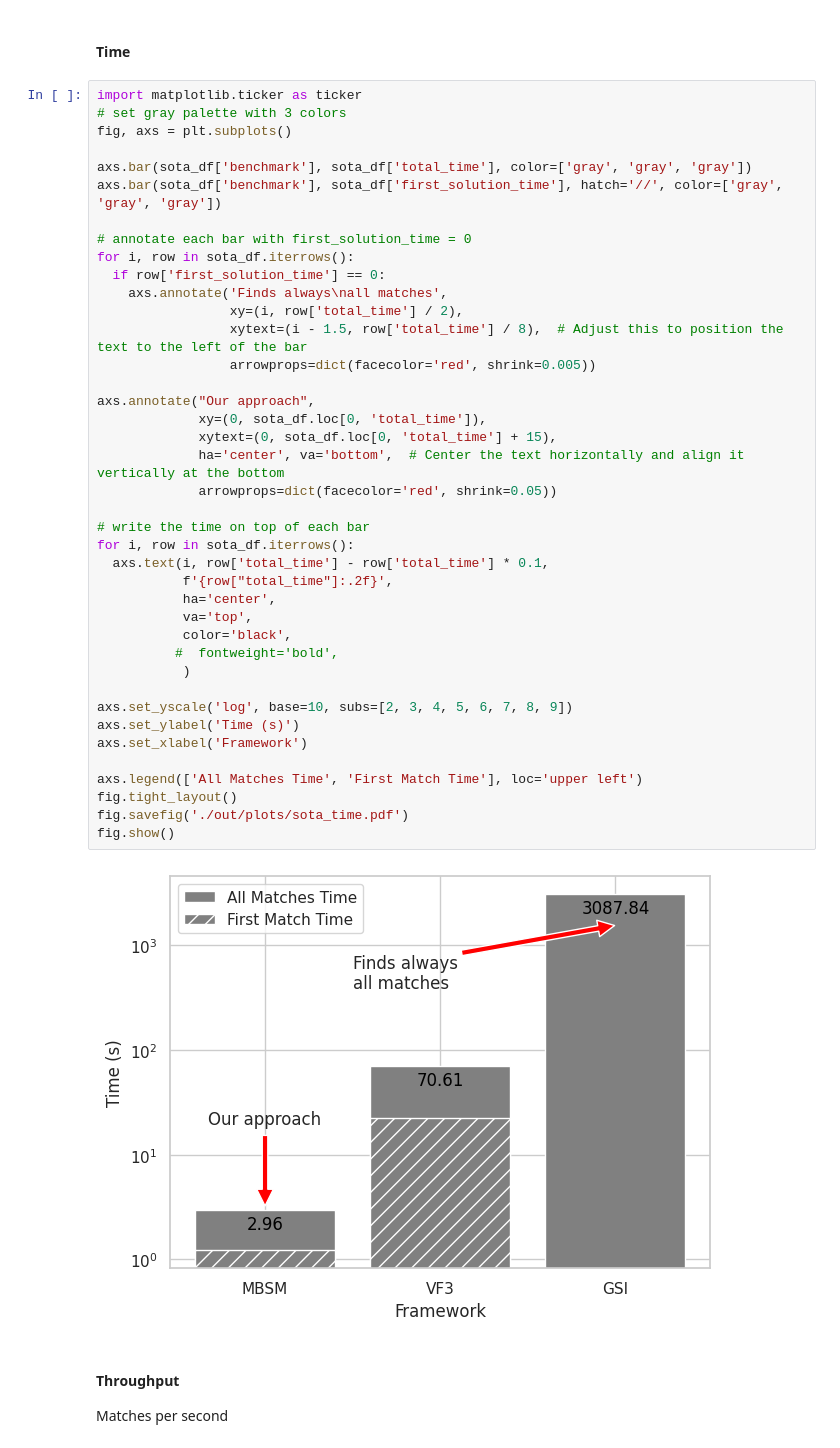
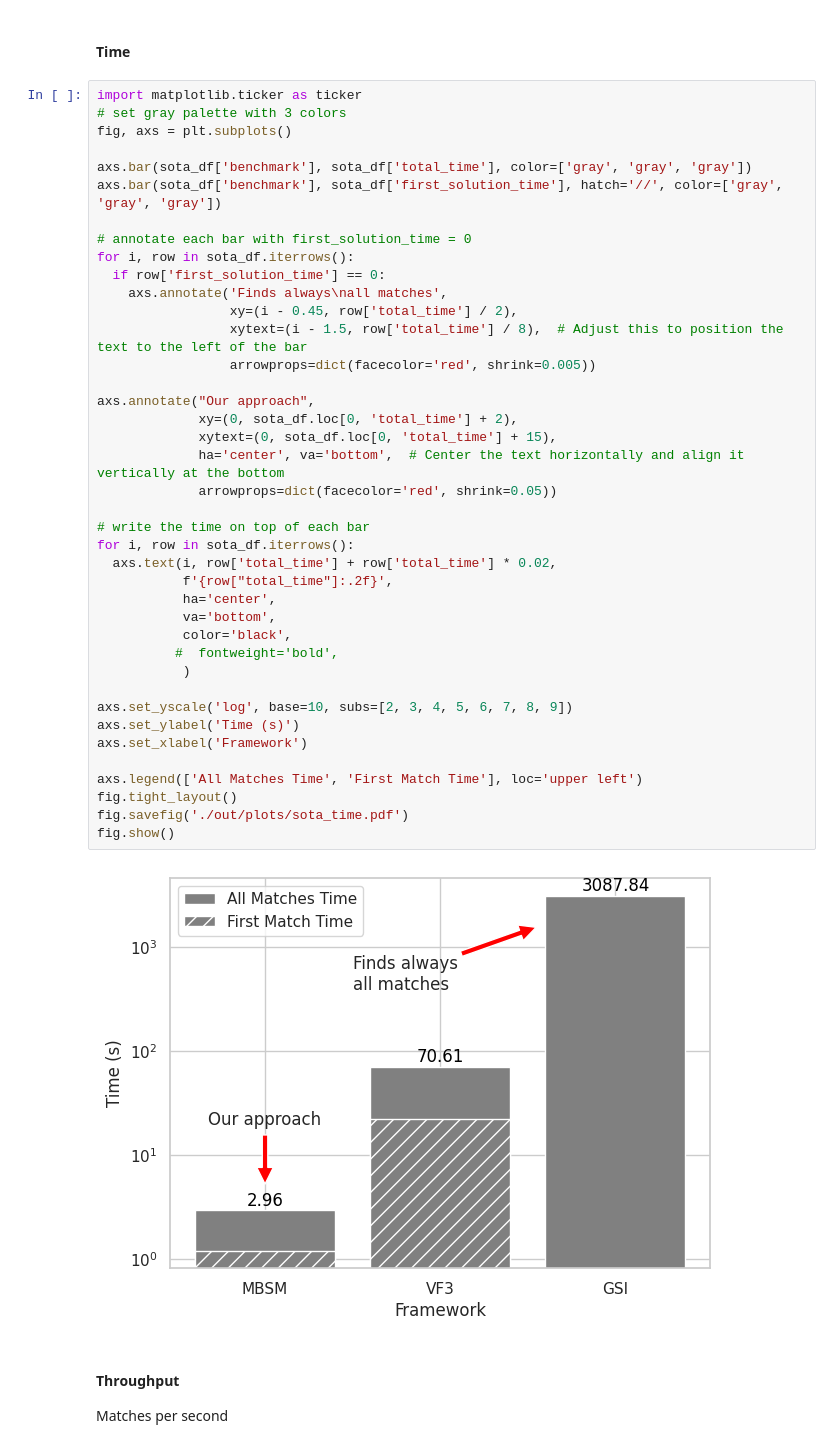
Before and after one commit to antonio-decaro/SIGMo, a Jupyter notebook: 4_produce_plot.ipynb, the cells around one changed output. Cells and saved outputs as stored; diff of their text form.

```diff
--- a/4_produce_plot.ipynb
+++ b/4_produce_plot.ipynb
@@ -333,38 +333,38 @@ axs.bar(sota_df['benchmark'], sota_df['first_solution_time'], hatch='//', color=
 
 # annotate each bar with first_solution_time = 0
 for i, row in sota_df.iterrows():
   if row['first_solution_time'] == 0:
     axs.annotate('Finds always\nall matches',
-                 xy=(i, row['total_time'] / 2),
+                 xy=(i - 0.45, row['total_time'] / 2),
                  xytext=(i - 1.5, row['total_time'] / 8),  # Adjust this to position the text to the left of the bar
                  arrowprops=dict(facecolor='red', shrink=0.005))
 
 axs.annotate("Our approach",
-             xy=(0, sota_df.loc[0, 'total_time']),
+             xy=(0, sota_df.loc[0, 'total_time'] + 2),
              xytext=(0, sota_df.loc[0, 'total_time'] + 15),
              ha='center', va='bottom',  # Center the text horizontally and align it vertically at the bottom
              arrowprops=dict(facecolor='red', shrink=0.05))
 
 # write the time on top of each bar
 for i, row in sota_df.iterrows():
-  axs.text(i, row['total_time'] - row['total_time'] * 0.1,
+  axs.text(i, row['total_time'] + row['total_time'] * 0.02,
            f'{row["total_time"]:.2f}',
            ha='center',
-           va='top',
+           va='bottom',
            color='black',
           #  fontweight='bold',
            )
 
 axs.set_yscale('log', base=10, subs=[2, 3, 4, 5, 6, 7, 8, 9])
 axs.set_ylabel('Time (s)')
 axs.set_xlabel('Framework')
 
 axs.legend(['All Matches Time', 'First Match Time'], loc='upper left')
 fig.tight_layout()
 fig.savefig('./out/plots/sota_time.pdf')
 fig.show()
 # %% [output]
-[figure, old version]
+[figure, new version]
 # %% [markdown]
 #### Throughput
 Matches per second
```
